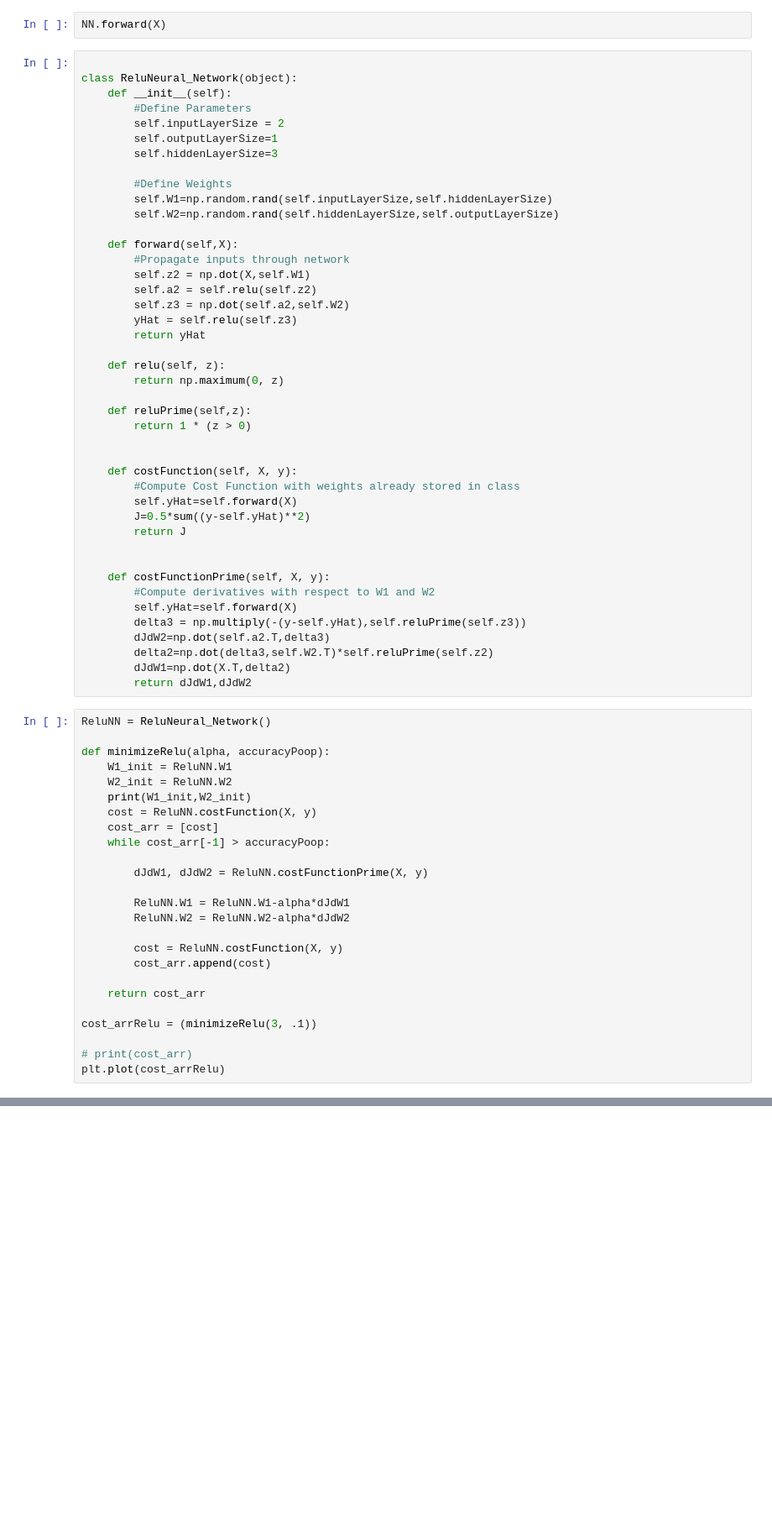
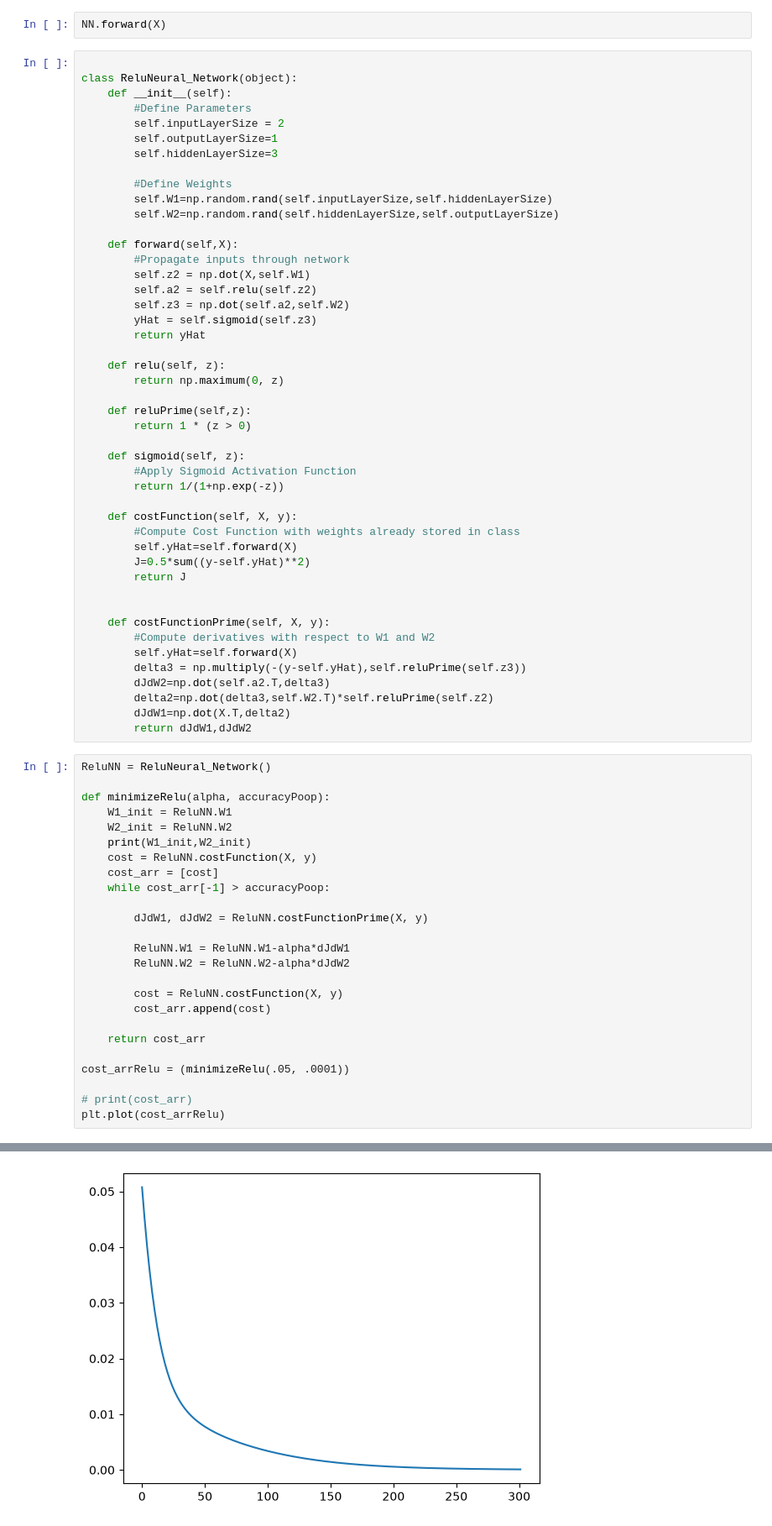
Before and after one commit to benjamin-n-baker/Misc-HW, a Jupyter notebook: NeuralNetsFall26.ipynb, the cells around one changed output, grey strips where cells are left out. Shown at 84% size. Cells and saved outputs as stored; diff of their text form; blank space fills up the shorter version.

```diff
--- a/NeuralNetsFall26.ipynb
+++ b/NeuralNetsFall26.ipynb
@@ -169,7 +215,7 @@ class ReluNeural_Network(object):
         self.z2 = np.dot(X,self.W1)
         self.a2 = self.relu(self.z2)
         self.z3 = np.dot(self.a2,self.W2)
-        yHat = self.relu(self.z3)
+        yHat = self.sigmoid(self.z3)
         return yHat
 
     def relu(self, z):
@@ -178,6 +224,9 @@ class ReluNeural_Network(object):
     def reluPrime(self,z):
         return 1 * (z > 0)
 
+    def sigmoid(self, z):
+        #Apply Sigmoid Activation Function
+        return 1/(1+np.exp(-z))
 
     def costFunction(self, X, y):
         #Compute Cost Function with weights already stored in class
@@ -215,7 +264,8 @@ def minimizeRelu(alpha, accuracyPoop):
 
     return cost_arr
 
-cost_arrRelu = (minimizeRelu(3, .1))
+cost_arrRelu = (minimizeRelu(.05, .0001))
 
 # print(cost_arr)
 plt.plot(cost_arrRelu)
+# %% [output]
@@ -221,0 +277 @@ plt.plot(cost_arrRelu)
+[figure, added]
```
Also changed, not shown: parts of 15 cells of this notebook.
